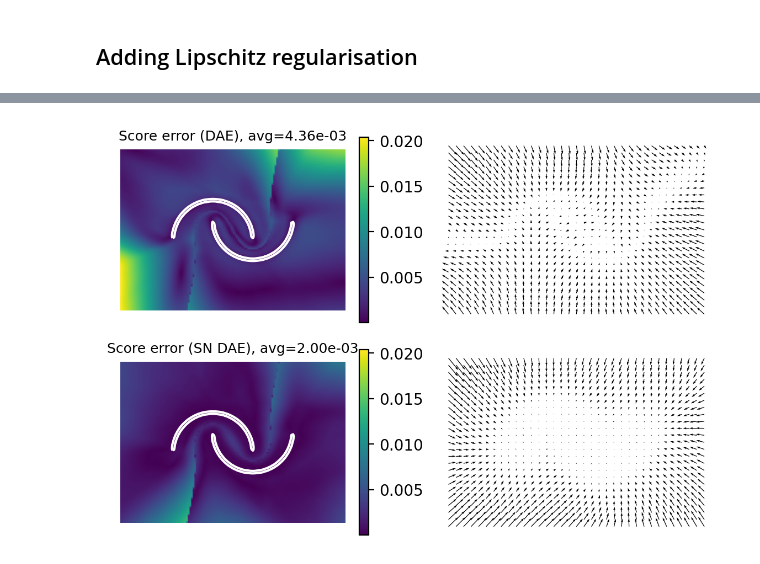
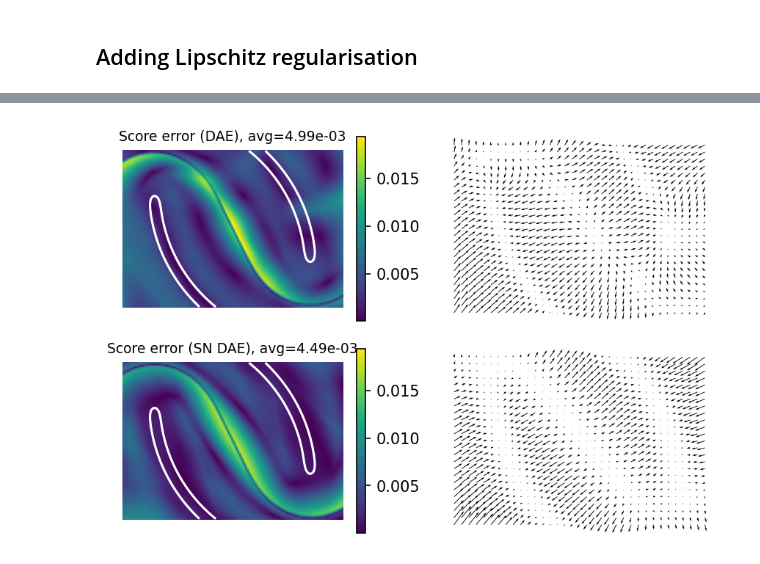
Before and after one commit to b-remy/score-estimation-comparison, a Jupyter notebook: notebooks/AR-DAE_Lipschitz.ipynb, the cells around one changed output, grey strips where cells are left out. Drawn from its saved outputs; the diff is of its cells as text; code cells hidden in the pictures.

```diff
--- a/notebooks/AR-DAE_Lipschitz.ipynb
+++ b/notebooks/AR-DAE_Lipschitz.ipynb
@@ -170,10 +191,22 @@ legend()
+# %%
+import pickle
+
+a = params
+
+with open('../params/filename.pickle', 'wb') as handle:
+    pickle.dump(a, handle, protocol=pickle.HIGHEST_PROTOCOL)
+
+with open('../params/filename.pickle', 'rb') as handle:
+    b = pickle.load(handle)
+
+loaded_params = b
 # %%
 X = np.arange(-1.5, 2.5, 0.1)
 Y = np.arange(-1, 1.5, 0.1)
 points = stack(meshgrid(X, Y), axis=-1).reshape((-1, 2))
 
 model = hk.transform_with_state(partial(forward, is_training=False))
-dae_score = partial(model.apply, params, state, next(rng_seq))
+dae_score = partial(model.apply, loaded_params, state, next(rng_seq))
 # %%
 res, state = dae_score(points, 0.0*jnp.ones((len(points),1)))
 # %%
@@ -219,7 +252,7 @@ def forward(x, sigma, is_training=False):
 
 model_train = hk.transform_with_state(partial(forward, is_training=True))
 
-sn_fn = hk.transform_with_state(lambda x: CustomSNParamsTree(ignore_regex='[^?!.]*b$')(x))
+sn_fn = hk.transform_with_state(lambda x: CustomSNParamsTree(ignore_regex='[^?!.]*b$', val=2)(x))
 # %%
 batch_size = 512
 delta = 0.05
@@ -402,7 +435,7 @@ def display_score_error_two_moons(true_score, estimated_scores, labels, distribu
 
         g = estimated_vector_fileds[i]
         plt.quiver(X[::4], Y[::4], g[::4,::4,0], g[::4,::4,1])
-        plt.axis('off')
+        #plt.axis('off')
 
     plt.tight_layout()
     plt.savefig('error_comparison.png')
@@ -412,7 +453,8 @@ labels = ['DAE', 'SN DAE']
 # %%
-plt.figure(dpi=200)
-scale = 4
+plt.figure(dpi=150)
+scale = 1
 offset = [0, 0]
 display_score_error_two_moons(true_score, scores, labels, distribution=two_moons, is_amortized=True, is_reg=True, scale=scale, offset=offset)
+plt.savefig('error_comparison.png')
 # %% [output]
-[figure, old version]
+[figure, new version]
```
Also changed, not shown: parts of 30 cells of this notebook.
